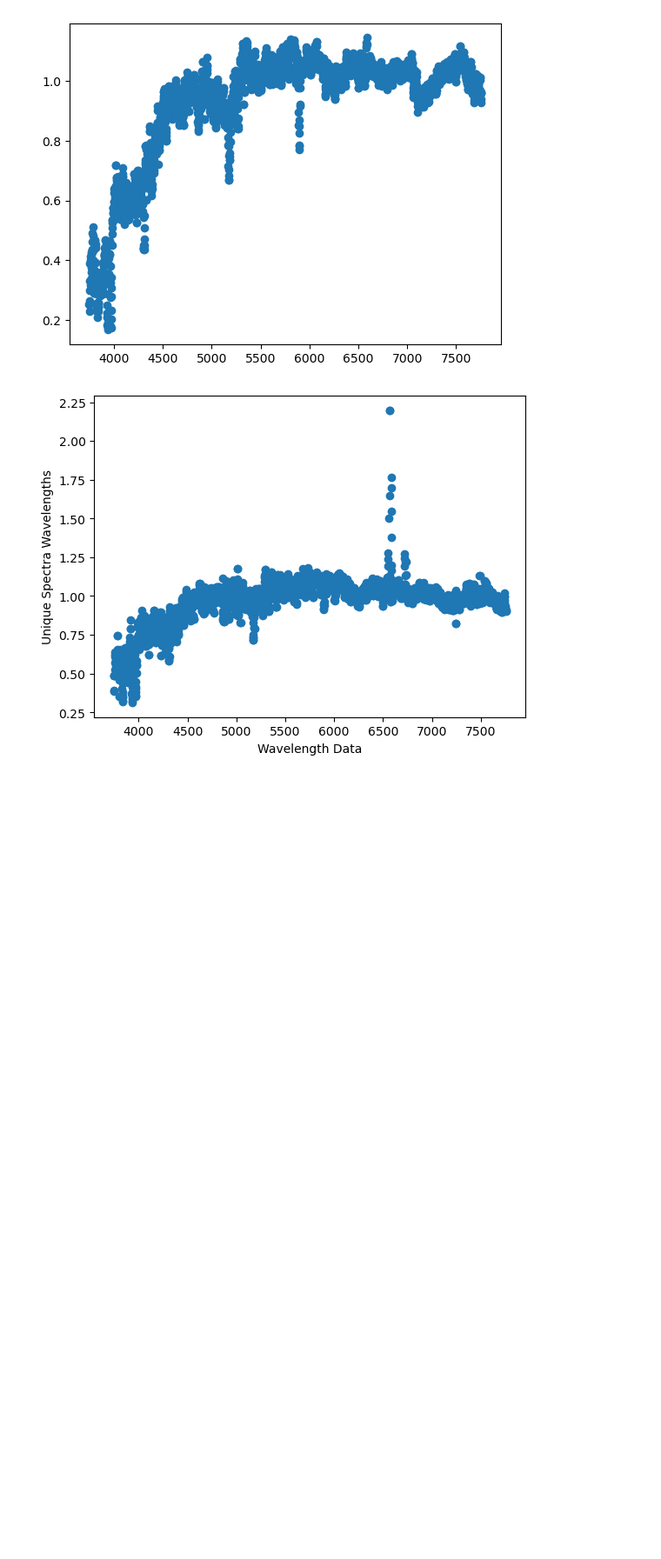
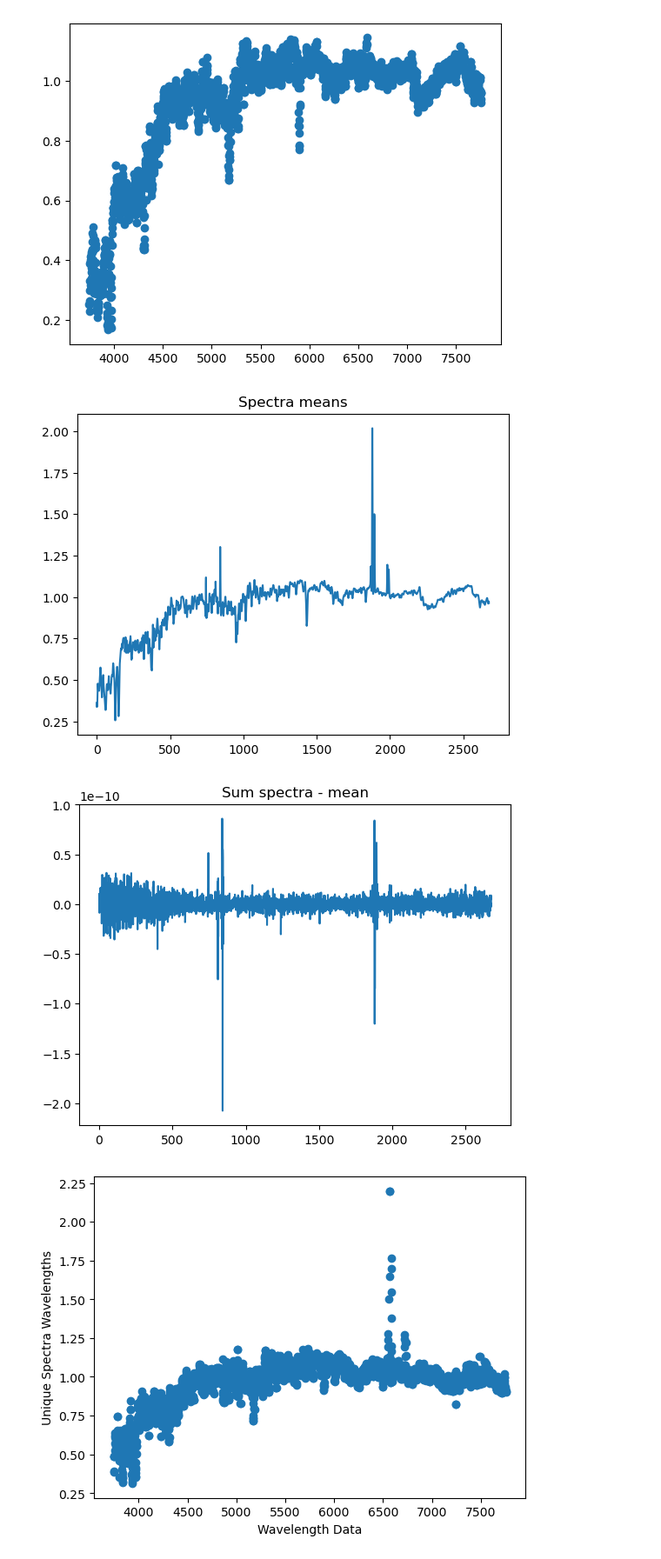
Before and after one commit to ocean-colour/habs, a Jupyter notebook: nb/PCA_problem.ipynb, the cells around one changed output. Shown at 87% size. Cells and saved outputs as stored; diff of their text form; code cells hidden in the pictures; blank space fills up the shorter version.

```diff
--- a/nb/PCA_problem.ipynb
+++ b/nb/PCA_problem.ipynb
@@ -25,30 +25,40 @@ Shape of wavelength_grid_red:  (2676,)
 # %%
 # a. Perform a “full” PCA analysis on these data (number of components equal to number of dimensions) and then: --> 2676 components then...
 # 1) First center data by calculating and subtracting by mean
 #spectra_mean_ = np.mean(spectra_red[:,0])
 #print("Galaxy spectra mean: ", spectra_mean)   #0.3389
 #wavelength_mean = np.mean(spectra_red[0,:])
 #print("Spectra red wavelength mean: ", wavelength_mean)  #0.9624
 
 # Standardize the data
 # Method 1
-# spectra_red = spectra_red.astype(np.float64)  # Ensure input is float64
-# scaler = StandardScaler()
-# standardized_spectra_red = scaler.fit_transform(spectra_red)
+spectra_red = spectra_red.astype(np.float64)  # Ensure input is float64
+scaler = StandardScaler()
+standardized_spectra_red = scaler.fit_transform(spectra_red)
 
 # Method 2
-spectra_red = spectra_red.astype(np.float64)
-spectra_mean = np.mean(spectra_red, axis=0)
-spectra_std = np.std(spectra_red, axis=0)
+# spectra_red = spectra_red.astype(np.float64) # Get data overload if don't do this
+# spectra_mean = np.mean(spectra_red, axis=0)
+# spectra_std = np.std(spectra_red, axis=0)
 
-standardized_spectra_red = (spectra_red - spectra_mean) / spectra_std
+# standardized_spectra_red = (spectra_red - spectra_mean) / spectra_std
+plt.plot(spectra_mean)
+plt.title("Spectra means")
+plt.show()
+
+plt.plot(sum(spectra_red - spectra_mean))
+plt.title("Sum spectra - mean")
+plt.show()
 #print(standardized_spectra_red.shape)
 #print("Centered galaxy spectra: ", centered_spectras)
 
 #centered_wavelengths = spectra_red[0,:] - wavelength_mean
 #print("Centered spectra wavelengths: ", centered_wavelengths)
 
 #print("Standardized new_spectra_red: ", new_spectra_red)
+# %% [output]
+[figure, added]
+[figure, added]
 # %%
 # 2) Solve for the covariance matrix
 #covariance_matrix = empirical_covariance(spectra_red)  #np.cov?
```
Also changed, not shown: parts of 4 cells of this notebook.
